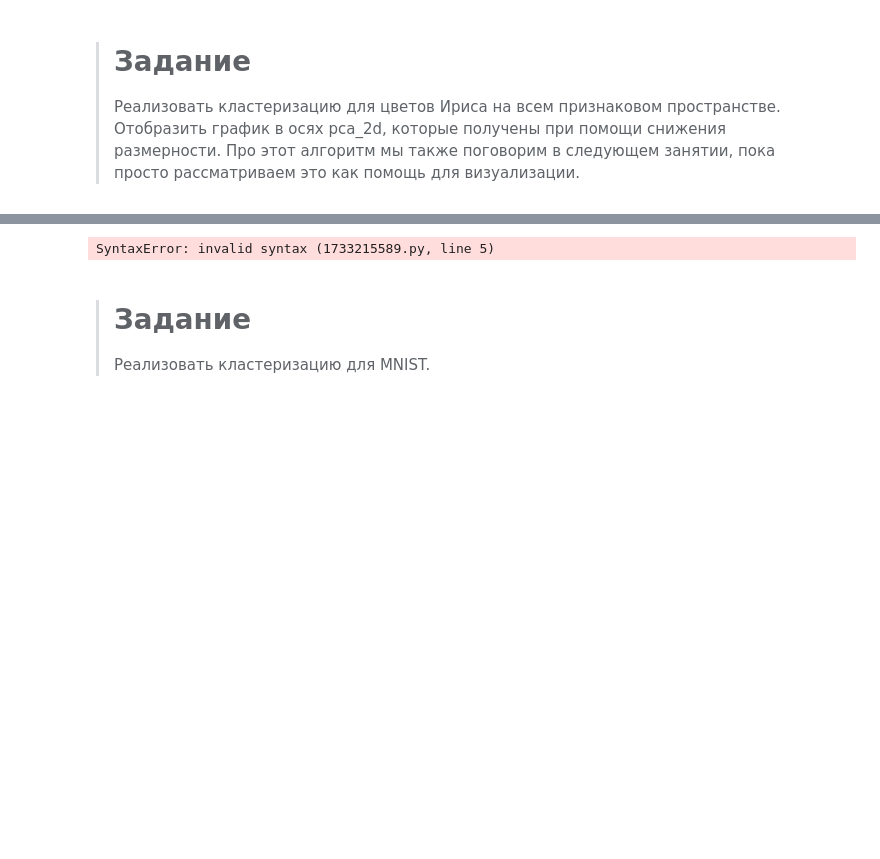
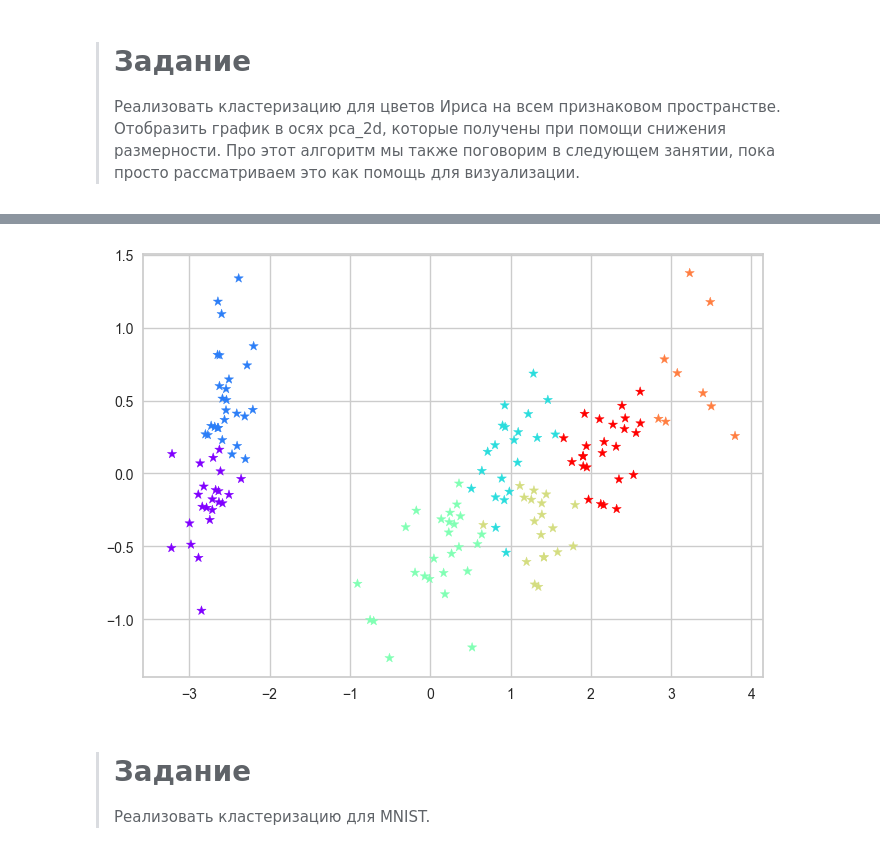
Before and after one commit to bazhil/introduction_in_ml, a Jupyter notebook: 1. Теория вероятности и математическая статистика/4. Алгоритмы машинного обучения для решения задач обучения с учителем/Clustering.ipynb, the cells around one changed output, grey strips where cells are left out. Saved outputs shown, nothing was run; the diff lists cells and outputs as text; code cells hidden in the pictures; blank space fills up the shorter version.

```diff
--- a/1. Теория вероятности и математическая статистика/4. Алгоритмы машинного обучения для решения задач обучения с учителем/Clustering.ipynb
+++ b/1. Теория вероятности и математическая статистика/4. Алгоритмы машинного обучения для решения задач обучения с учителем/Clustering.ipynb
@@ -231,14 +265,14 @@ iris = datasets.load_iris()
 # %%
 # Дальше код для отрисовки
 pca = PCA(n_components=2).fit(iris.data)
 pca_2d = pca.transform(iris.data)
 
-plt.scatter(pca_2d[:, 0], pca_2d[:,1], c=, # type labels here
+plt.scatter(pca_2d[:, 0], pca_2d[:,1], c=cluster_labels, # type labels here
             cmap='rainbow', marker='*')
 
 plt.show()
 # %% [output]
-SyntaxError: invalid syntax (1733215589.py, line 5)
+[figure, added]
 # %% [markdown]
 ># Задание
 >
```
Also changed, not shown: parts of 22 cells of this notebook.
